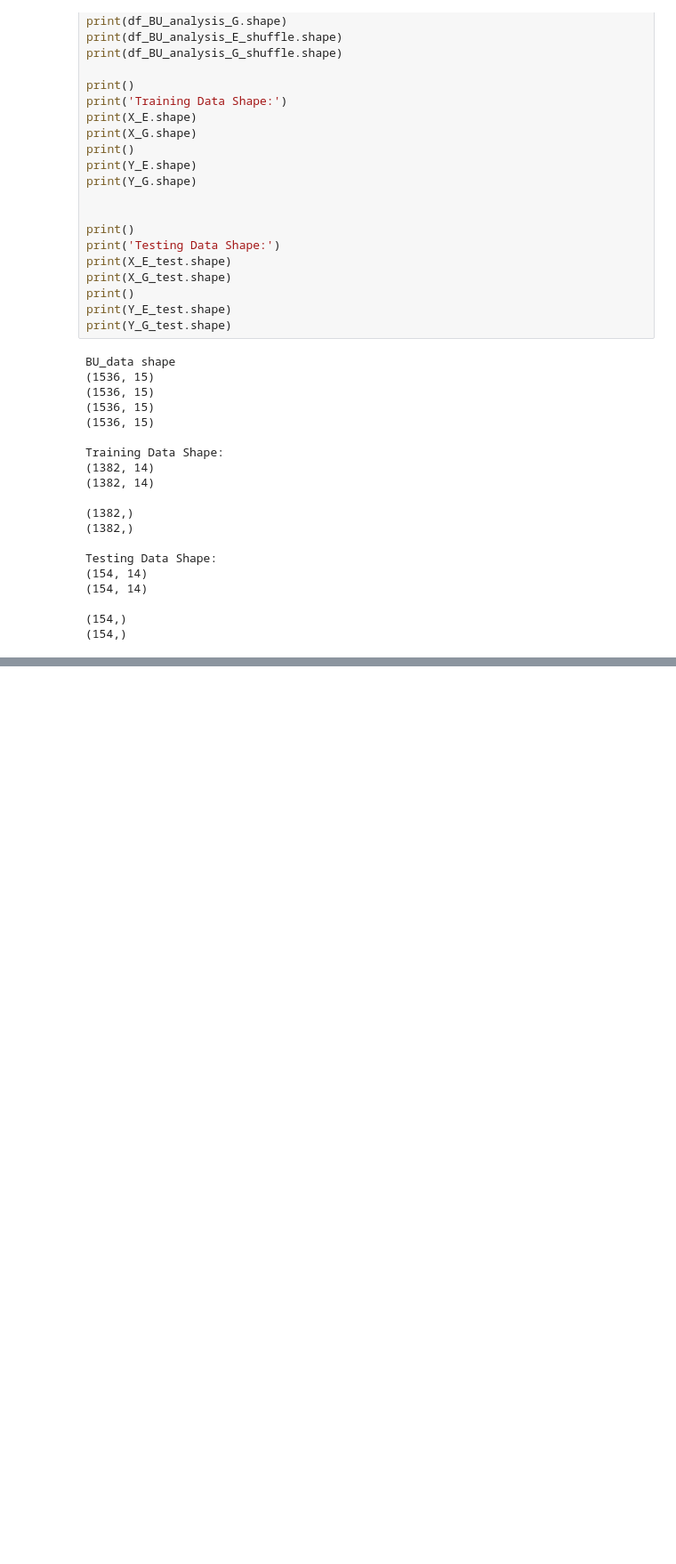
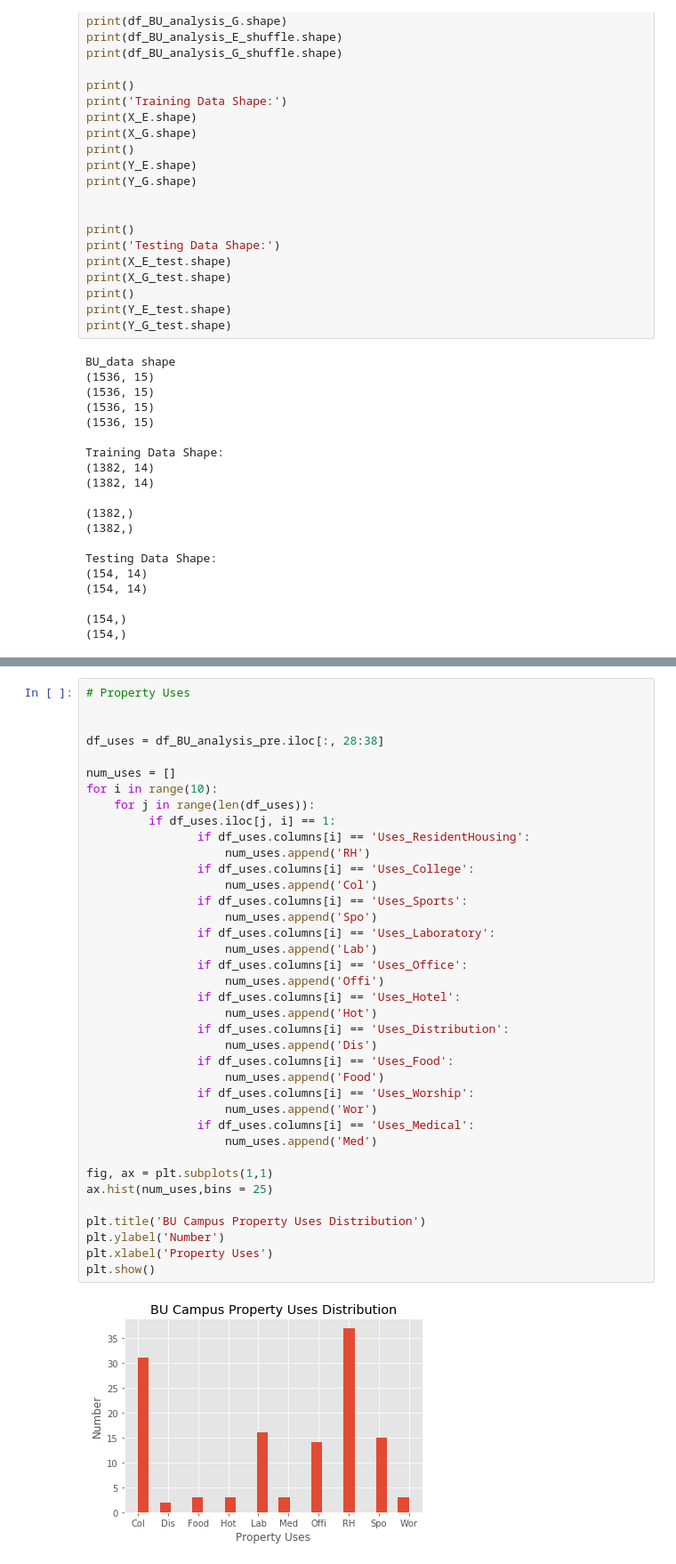
Before and after one commit to CS506-Spring2018-Project/CS506-Spring18-Project, a Jupyter notebook: CS506_Initial_Analysis_Report.ipynb, the cells around one changed output, grey strips where cells are left out. Shown: that part at 89% size. Saved outputs shown, nothing was run; the diff lists cells and outputs as text; blank space fills up the shorter version.

```diff
--- a/CS506_Initial_Analysis_Report.ipynb
+++ b/CS506_Initial_Analysis_Report.ipynb
@@ -1187,0 +1205,40 @@ print(mean_squared_error(y_true_G, y_pred_G))
+# %%
+# Property Uses
+
+
+df_uses = df_BU_analysis_pre.iloc[:, 28:38]
+
+num_uses = []
+for i in range(10):
+    for j in range(len(df_uses)):
+         if df_uses.iloc[j, i] == 1:
+                if df_uses.columns[i] == 'Uses_ResidentHousing':
+                    num_uses.append('RH')
+                if df_uses.columns[i] == 'Uses_College':
+                    num_uses.append('Col')
+                if df_uses.columns[i] == 'Uses_Sports':
+                    num_uses.append('Spo')
+                if df_uses.columns[i] == 'Uses_Laboratory':
+                    num_uses.append('Lab')
+                if df_uses.columns[i] == 'Uses_Office':
+                    num_uses.append('Offi')
+                if df_uses.columns[i] == 'Uses_Hotel':
+                    num_uses.append('Hot')
+                if df_uses.columns[i] == 'Uses_Distribution':
+                    num_uses.append('Dis')
+                if df_uses.columns[i] == 'Uses_Food':
+                    num_uses.append('Food')
+                if df_uses.columns[i] == 'Uses_Worship':
+                    num_uses.append('Wor')
+                if df_uses.columns[i] == 'Uses_Medical':
+                    num_uses.append('Med')
+
+fig, ax = plt.subplots(1,1)
+ax.hist(num_uses,bins = 25)
+
+plt.title('BU Campus Property Uses Distribution')
+plt.ylabel('Number')
+plt.xlabel('Property Uses')
+plt.show()
+# %% [output]
+[figure, added]
```
Also changed, not shown: parts of 9 cells of this notebook.
